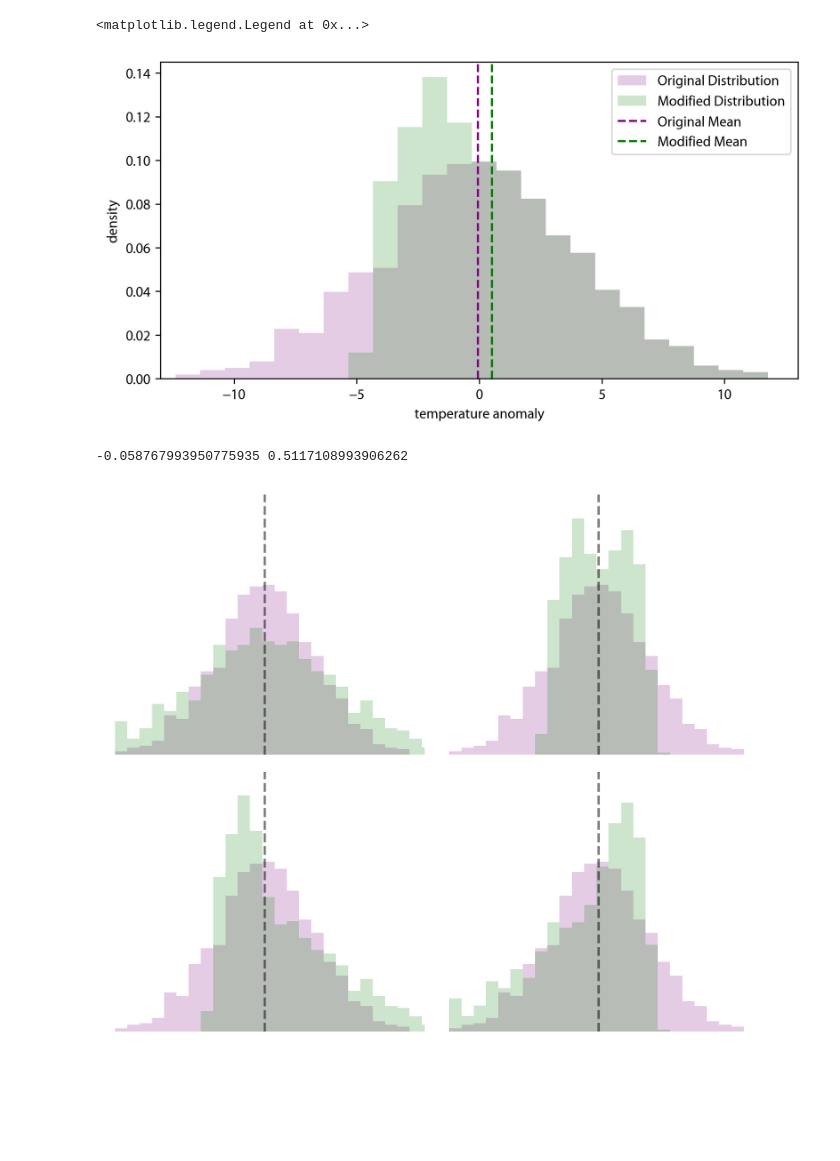
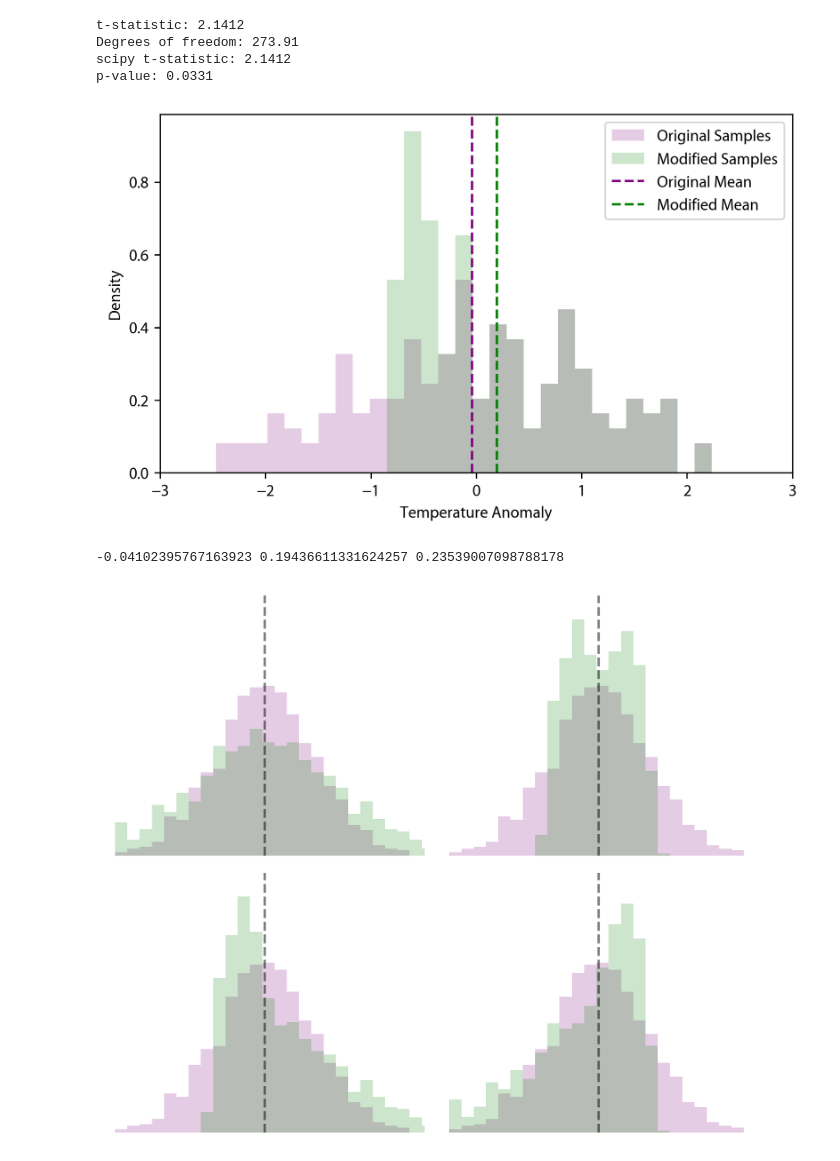
Before and after one commit to cruiseryy/mean_vs_median_temp, a Jupyter notebook: for_diagram.ipynb, the cells around one changed output. Drawn from its saved outputs; the diff is of its cells as text; code cells hidden in the pictures; blank space fills up the shorter version.

Commit message:
clean up figures and insitu re-check

```diff
--- a/for_diagram.ipynb
+++ b/for_diagram.ipynb
@@ -2,32 +2,62 @@
 import matplotlib.pyplot as plt
 import numpy as np
 # %%
-np.random.seed(46)
-mu, sigma = 0, 4
-s0 = np.random.normal(mu, sigma, 1000)
+np.random.seed(69)
+mu, sigma = 0, 1
+s0 = np.random.normal(mu, sigma, 151)
 
 s1 = np.copy(s0)
-s1[s1 <= 0] = s1[s1 <= 0] / (1 + -s1[s1 <= 0]/20) **2
+s1[s1 <= 0] = s1[s1 <= 0] / (1 + -s1[s1 <= 0]/3) **2
 
 bins = np.linspace(min(s0), max(s0), 30)
-plt.figure(figsize=(8, 4))
-plt.hist(s0, bins=bins, density=True, alpha=0.2, label='Original Distribution', color='purple')
-plt.hist(s1, bins=bins, density=True, alpha=0.2, label='Modified Distribution', color='green')
+plt.figure(figsize=(7, 4))
+plt.hist(s0, bins=bins, density=True, alpha=0.2, label='Original Samples', color='purple')
+plt.hist(s1, bins=bins, density=True, alpha=0.2, label='Modified Samples', color='green')
 
 plt.axvline(np.mean(s0), color='purple', linestyle='--', label='Original Mean')
 plt.axvline(np.mean(s1), color='green', linestyle='--', label='Modified Mean')
 
-plt.xlim(-13, 13)
-plt.xlabel('temperature anomaly')
-plt.ylabel('density')
+plt.xlim(-3, 3)
+plt.xlabel('Temperature Anomaly')
+plt.ylabel('Density')
 plt.legend()
+
+# Perform manual t-test for two sample means
+n0 = len(s0)
+n1 = len(s1)
+mean0 = np.mean(s0)
+mean1 = np.mean(s1)
+var0 = np.var(s0, ddof=1)  # Using ddof=1 for sample variance
+var1 = np.var(s1, ddof=1)
+
+# Pooled standard error of the difference between means
+se = np.sqrt((var0/n0) + (var1/n1))
+
+# Calculate t-statistic
+t_stat = (mean1 - mean0) / se
+
+# Degrees of freedom (using Welch-Satterthwaite equation for unequal variances)
+df = ((var0/n0 + var1/n1)**2) / ((var0/n0)**2/(n0-1) + (var1/n1)**2/(n1-1))
+
+# Print results
+print(f"t-statistic: {t_stat:.4f}")
+print(f"Degrees of freedom: {df:.2f}")
+
+# For comparison, we can also use scipy's implementation
+from scipy import stats
+t_stat_scipy, p_value = stats.ttest_ind(s1, s0, equal_var=False)
+print(f"scipy t-statistic: {t_stat_scipy:.4f}")
+print(f"p-value: {p_value:.4f}")
 # %% [output]
-<matplotlib.legend.Legend at 0x...>
+t-statistic: 2.1412
+Degrees of freedom: 273.91
+scipy t-statistic: 2.1412
+p-value: 0.0331
-[figure, old version]
+[figure, new version]
 # %%
-print(np.mean(s0), np.mean(s1))
+print(np.mean(s0), np.mean(s1), np.mean(s1) - np.mean(s0))
 # %% [output]
--0.058767993950775935 0.5117108993906262
+-0.04102395767163923 0.19436611331624257 0.23539007098788178
 # %%
 import numpy as np
 import matplotlib.pyplot as plt
```
Also changed, not shown: 13 other files.
